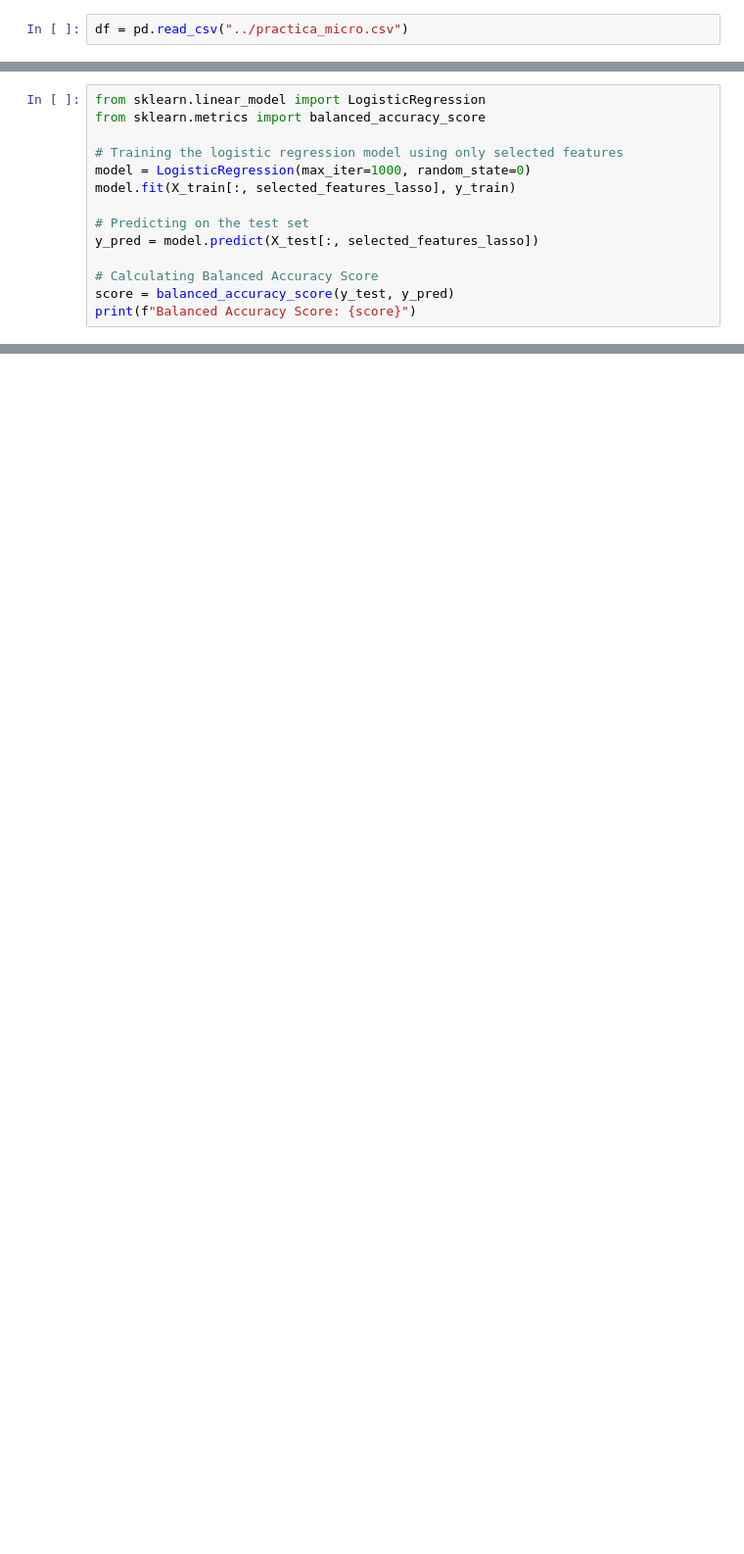
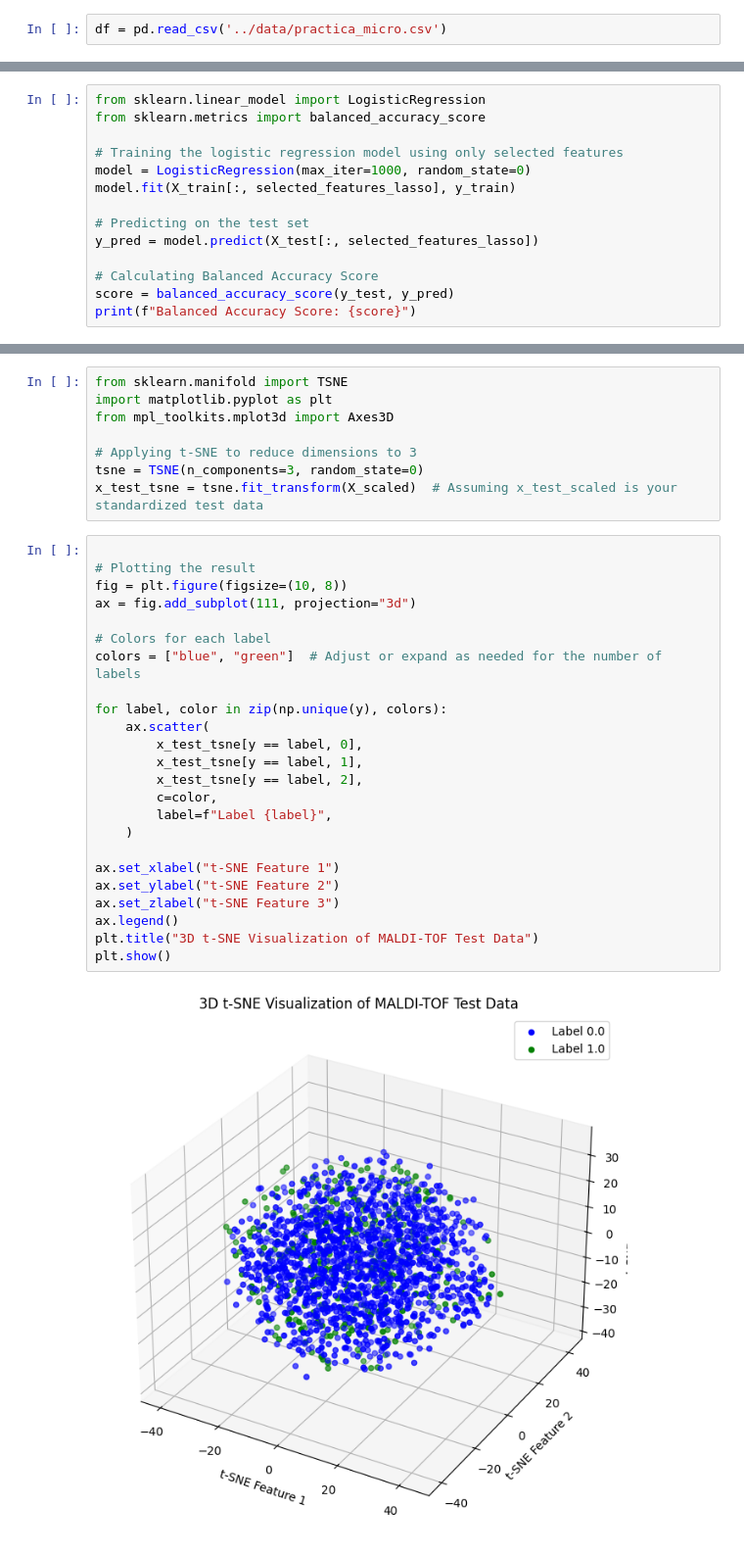
Before and after one commit to guillermo-grande/Antibiotic-Resistance-Prediction, a Jupyter notebook: guille/test.ipynb, the cells around one changed output, grey strips where cells are left out. Shown at 98% size. Saved outputs shown, nothing was run; the diff lists cells and outputs as text; blank space fills up the shorter version.

```diff
--- a/guille/test.ipynb
+++ b/guille/test.ipynb
@@ -5,5 +6,5 @@ import numpy as np
 # %%
-df = pd.read_csv("../practica_micro.csv")
+df = pd.read_csv('../data/practica_micro.csv')
 # %%
 df.head(5)
 # %% [output]
@@ -118,0 +196,34 @@ print(f"Balanced Accuracy Score: {score}")
+# %%
+from sklearn.manifold import TSNE
+import matplotlib.pyplot as plt
+from mpl_toolkits.mplot3d import Axes3D
+
+# Applying t-SNE to reduce dimensions to 3
+tsne = TSNE(n_components=3, random_state=0)
+x_test_tsne = tsne.fit_transform(X_scaled)  # Assuming x_test_scaled is your standardized test data
+# %%
+
+# Plotting the result
+fig = plt.figure(figsize=(10, 8))
+ax = fig.add_subplot(111, projection="3d")
+
+# Colors for each label
+colors = ["blue", "green"]  # Adjust or expand as needed for the number of labels
+
+for label, color in zip(np.unique(y), colors):
+    ax.scatter(
+        x_test_tsne[y == label, 0],
+        x_test_tsne[y == label, 1],
+        x_test_tsne[y == label, 2],
+        c=color,
+        label=f"Label {label}",
+    )
+
+ax.set_xlabel("t-SNE Feature 1")
+ax.set_ylabel("t-SNE Feature 2")
+ax.set_zlabel("t-SNE Feature 3")
+ax.legend()
+plt.title("3D t-SNE Visualization of MALDI-TOF Test Data")
+plt.show()
+# %% [output]
+[figure, added]
```
Also changed, not shown: parts of 23 cells of this notebook.
